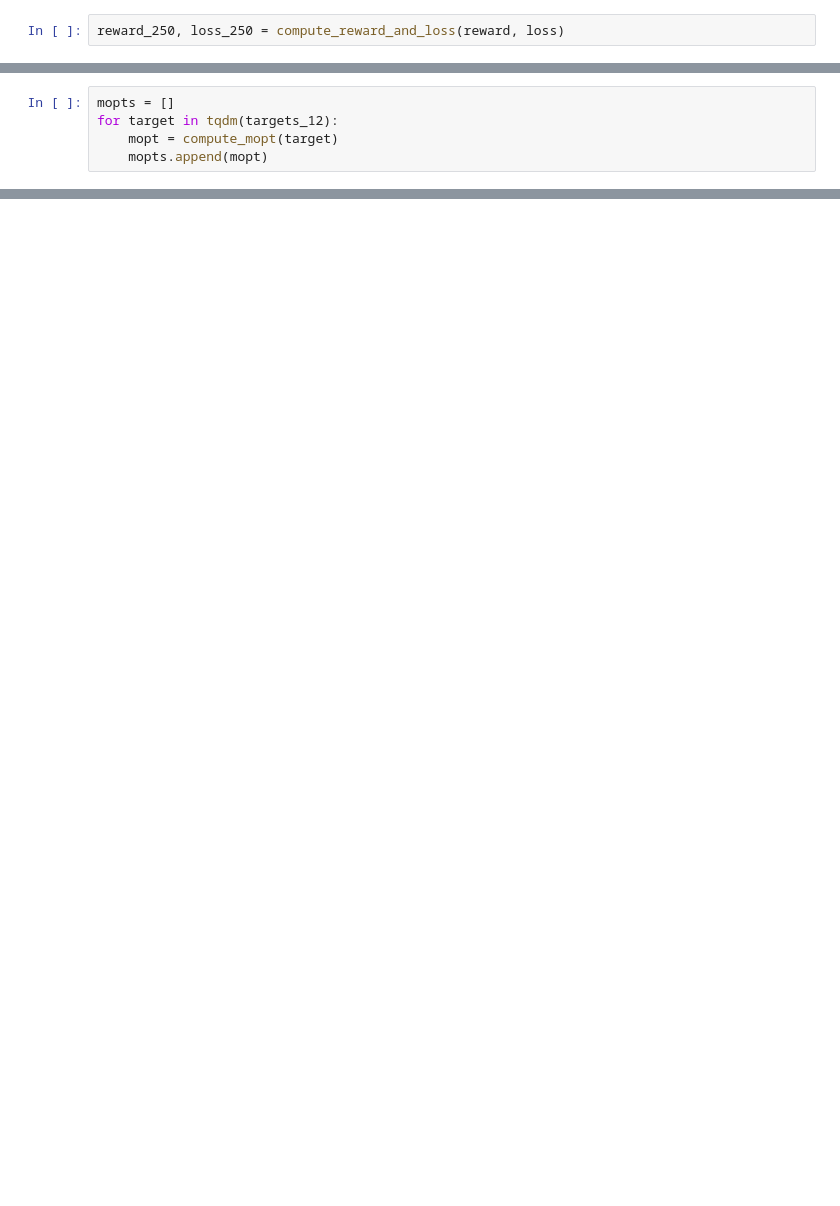
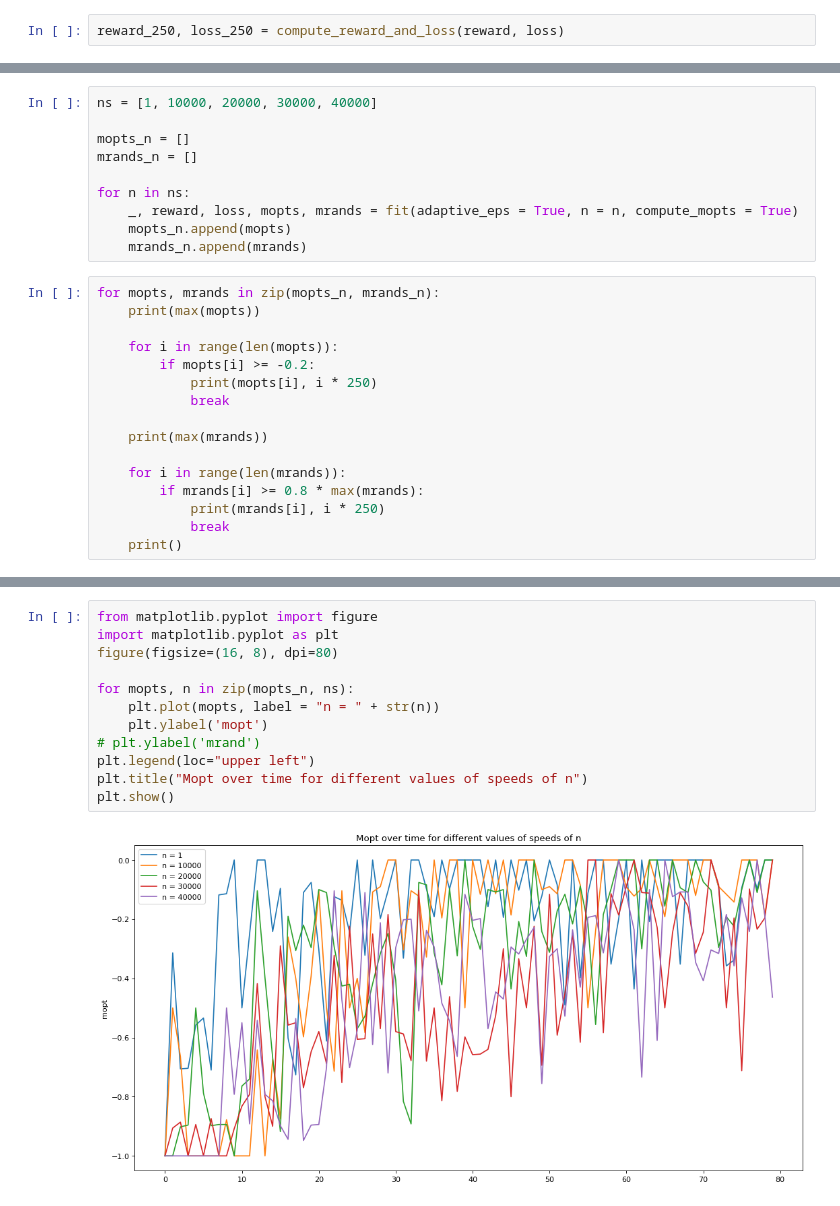
Before and after one commit to wiggleman/CS-456-project, a Jupyter notebook: DQN.ipynb, the cells around one changed output, grey strips where cells are left out. Saved outputs shown, nothing was run; the diff lists cells and outputs as text; blank space fills up the shorter version.

```diff
--- a/DQN.ipynb
+++ b/DQN.ipynb
@@ -697,8 +696,3 @@ def compute_mrand(target):
                 env.reset()
                 break
     return (num_win - num_loss) / 500
-# %%
-mopts = []
-for target in tqdm(targets_12):
-    mopt = compute_mopt(target)
-    mopts.append(mopt)
@@ -714,0 +701,26 @@ plt.show()
+# %%
+ns = [1, 10000, 20000, 30000, 40000]
+
+mopts_n = []
+mrands_n = []
+
+for n in ns:
+    _, reward, loss, mopts, mrands = fit(adaptive_eps = True, n = n, compute_mopts = True)
+    mopts_n.append(mopts)
+    mrands_n.append(mrands)
+# %%
+for mopts, mrands in zip(mopts_n, mrands_n):
+    print(max(mopts))
+
+    for i in range(len(mopts)):
+        if mopts[i] >= -0.2:
+            print(mopts[i], i * 250)
+            break
+
+    print(max(mrands))
+
+    for i in range(len(mrands)):
+        if mrands[i] >= 0.8 * max(mrands):
+            print(mrands[i], i * 250)
+            break
+    print()
@@ -714,0 +745,14 @@ plt.show()
+# %%
+from matplotlib.pyplot import figure
+import matplotlib.pyplot as plt
+figure(figsize=(16, 8), dpi=80)
+
+for mopts, n in zip(mopts_n, ns):
+    plt.plot(mopts, label = "n = " + str(n))
+    plt.ylabel('mopt')
+# plt.ylabel('mrand')
+plt.legend(loc="upper left")
+plt.title("Mopt over time for different values of speeds of n")
+plt.show()
+# %% [output]
+[figure, added]
```
Also changed, not shown: parts of 21 cells of this notebook, 1 other file.
